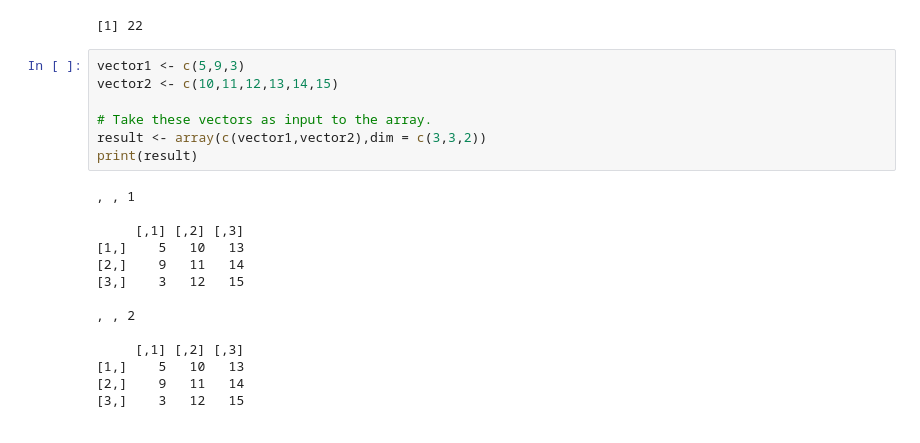
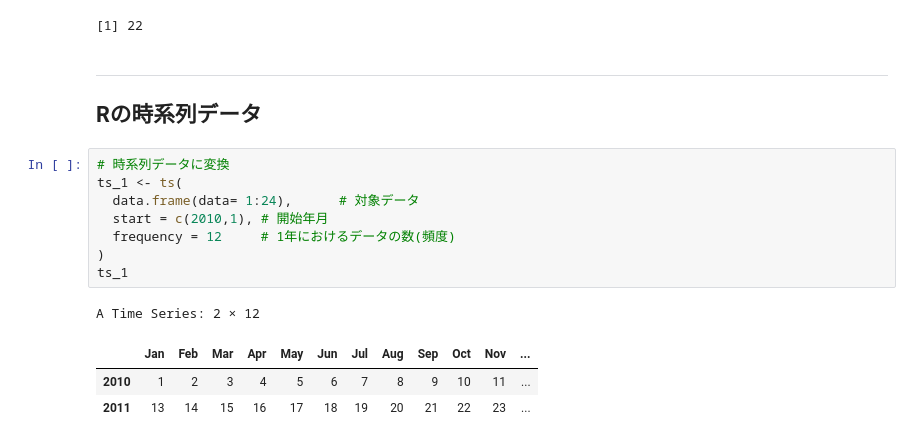
Before and after one commit to wang-zhijun/learn-statistics, a Jupyter notebook: learn-r.ipynb, the cells around one changed output. Saved outputs shown, nothing was run; the diff lists cells and outputs as text.

```diff
--- a/learn-r.ipynb
+++ b/learn-r.ipynb
@@ -1589,24 +1589,19 @@ print(array_1)
 array_1[1,,2]
 # %% [output]
 [1] 22
-# %%
-vector1 <- c(5,9,3)
-vector2 <- c(10,11,12,13,14,15)
-
-# Take these vectors as input to the array.
-result <- array(c(vector1,vector2),dim = c(3,3,2))
-print(result)
-# %% [output]
-, , 1
-
-     [,1] [,2] [,3]
-[1,]    5   10   13
-[2,]    9   11   14
-[3,]    3   12   15
-
-, , 2
-
-     [,1] [,2] [,3]
-[1,]    5   10   13
-[2,]    9   11   14
-[3,]    3   12   15
+# %% [markdown]
+---
+## Rの時系列データ
+# %%
+# 時系列データに変換
+ts_1 <- ts(
+  data.frame(data= 1:24),      # 対象データ
+  start = c(2010,1), # 開始年月
+  frequency = 12     # 1年におけるデータの数(頻度)
+)
+ts_1
+# %% [output]
+A Time Series: 2 × 12
+|  | Jan | Feb | Mar | Apr | May | Jun | Jul | Aug | Sep | Oct | Nov | ... |
+| 2010 | 1 | 2 | 3 | 4 | 5 | 6 | 7 | 8 | 9 | 10 | 11 | ... |
+| 2011 | 13 | 14 | 15 | 16 | 17 | 18 | 19 | 20 | 21 | 22 | 23 | ... |
```
Also changed, not shown: parts of 2 cells of this notebook.
